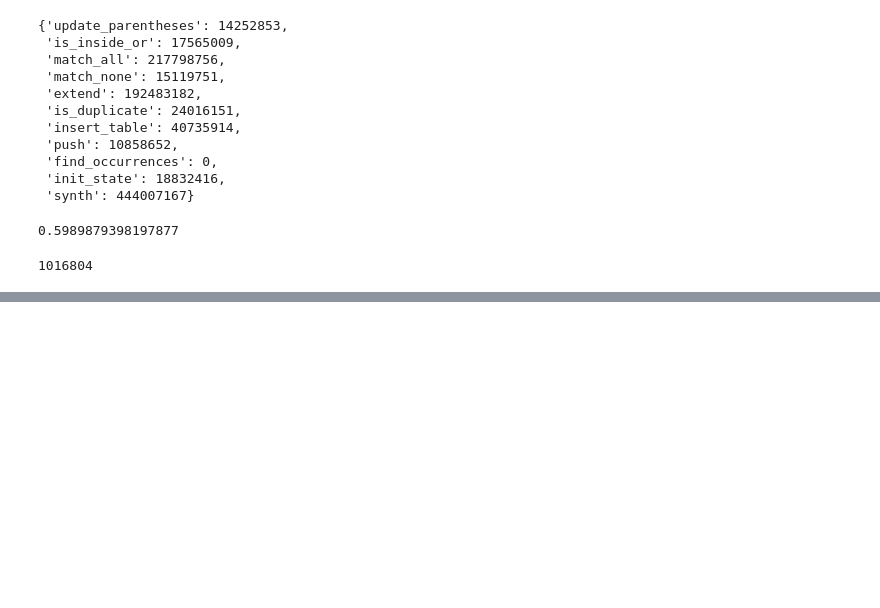
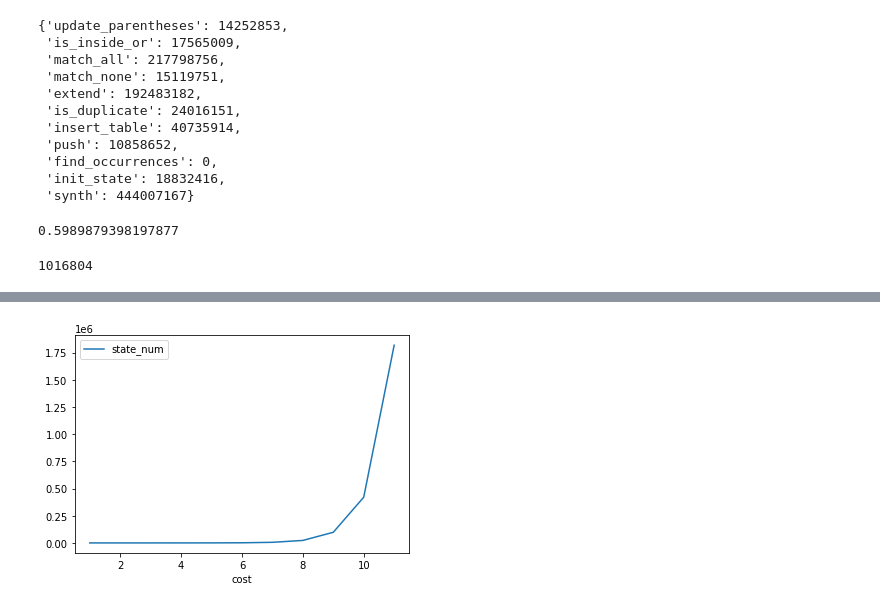
Before and after one commit to patorikkulee/regex-synth, a Jupyter notebook: parse_json.ipynb, the cells around one changed output, grey strips where cells are left out. Saved outputs shown, nothing was run; the diff lists cells and outputs as text; code cells hidden in the pictures; blank space fills up the shorter version.

```diff
--- a/parse_json.ipynb
+++ b/parse_json.ipynb
@@ -151,0 +177,4 @@ stats['find_occurrences']
+# %%
+lines = df[['state_num']].plot.line()
+# %% [output]
+[figure, added]
```
Also changed, not shown: parts of 4 cells of this notebook, 2 other files.
